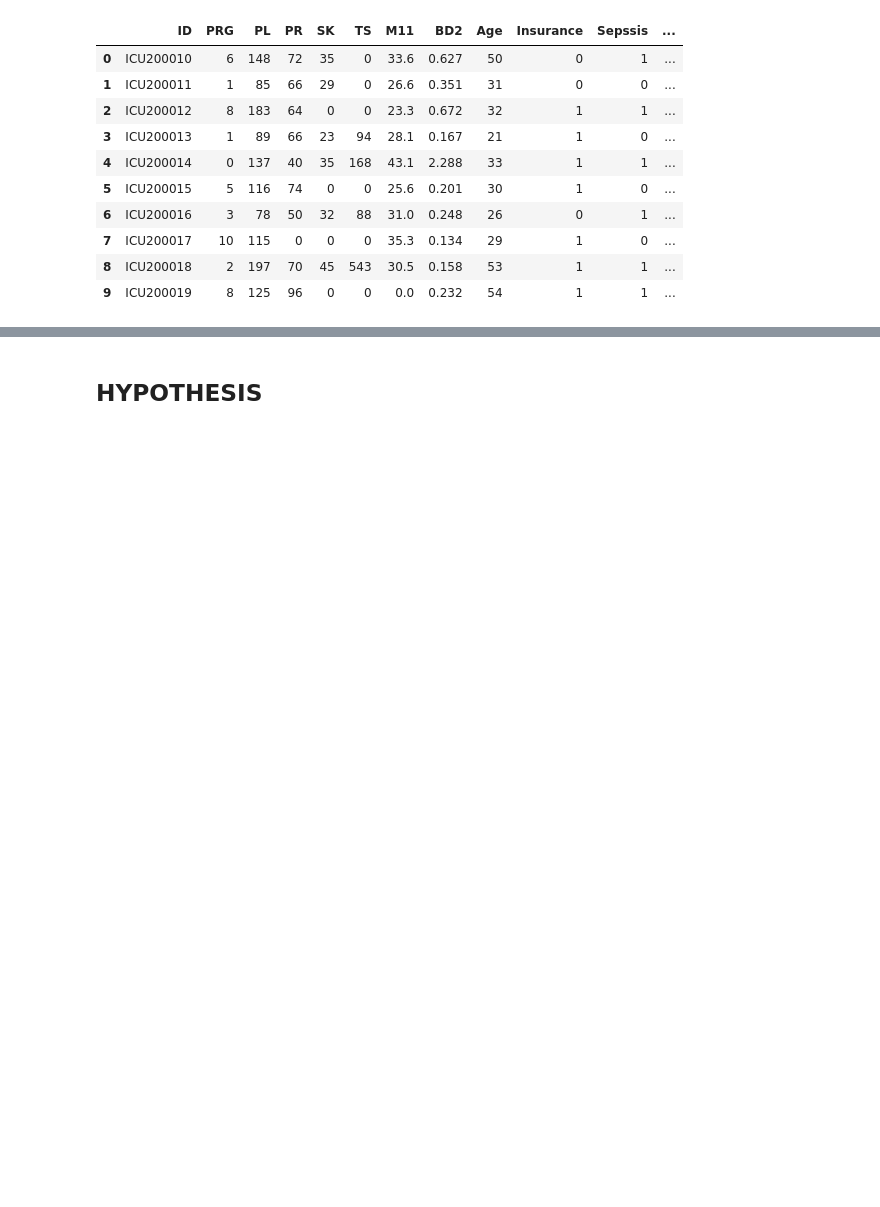
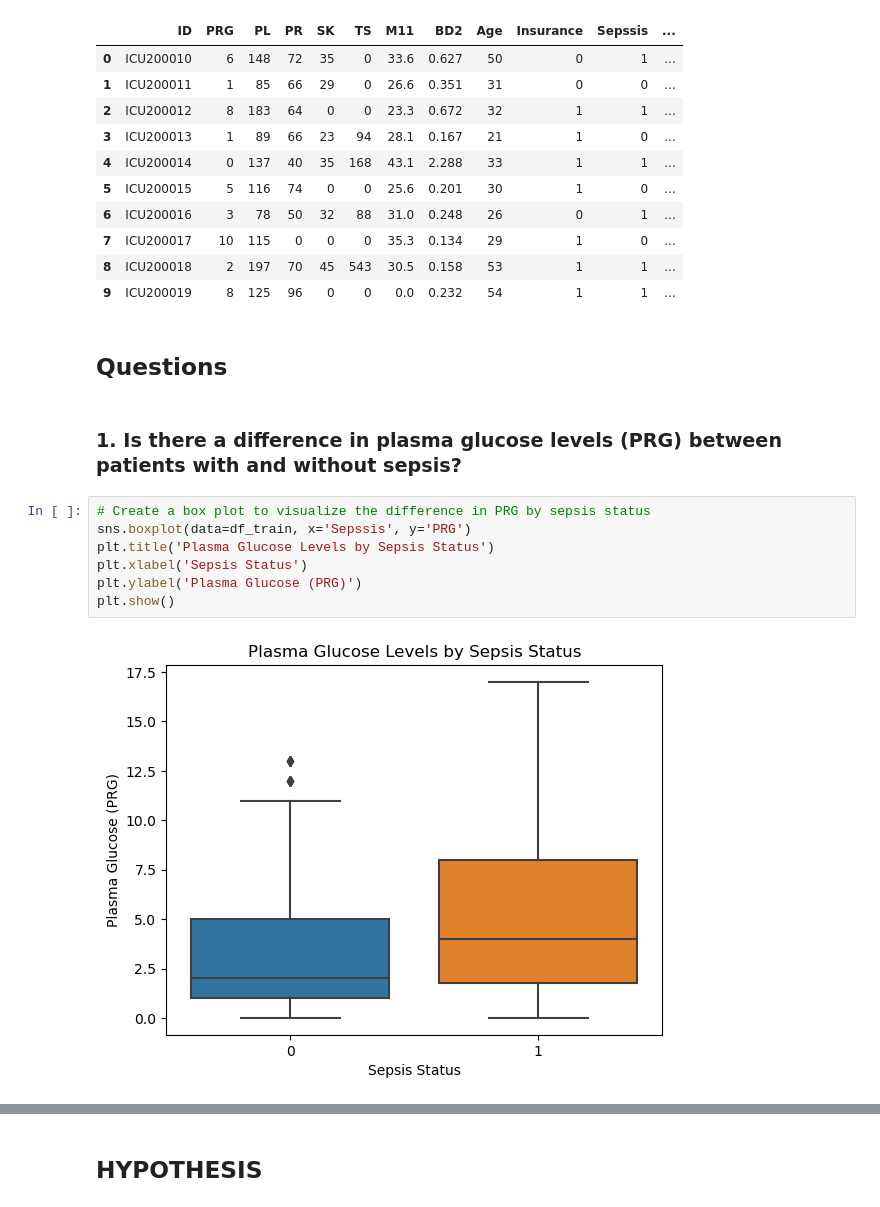
Before and after one commit to Israel-Anaba/Embed_ML_Model_Web_App, a Jupyter notebook: Sepssis ICU.ipynb, the cells around one changed output, grey strips where cells are left out. Saved outputs shown, nothing was run; the diff lists cells and outputs as text; blank space fills up the shorter version.

```diff
--- a/Sepssis ICU.ipynb
+++ b/Sepssis ICU.ipynb
@@ -354,3 +388,16 @@ df_train.head(10)
 | 7 | ICU200017 | 10 | 115 | 0 | 0 | 0 | 35.3 | 0.134 | 29 | 1 | 0 | ... |
 | 8 | ICU200018 | 2 | 197 | 70 | 45 | 543 | 30.5 | 0.158 | 53 | 1 | 1 | ... |
 | 9 | ICU200019 | 8 | 125 | 96 | 0 | 0 | 0.0 | 0.232 | 54 | 1 | 1 | ... |
+# %% [markdown]
+## Questions
+# %% [markdown]
+### 1. Is there a difference in plasma glucose levels (PRG) between patients with and without sepsis?
+# %%
+# Create a box plot to visualize the difference in PRG by sepsis status
+sns.boxplot(data=df_train, x='Sepssis', y='PRG')
+plt.title('Plasma Glucose Levels by Sepsis Status')
+plt.xlabel('Sepsis Status')
+plt.ylabel('Plasma Glucose (PRG)')
+plt.show()
+# %% [output]
+[figure, added]
```
Also changed, not shown: parts of 104 cells of this notebook, 8 other files.
